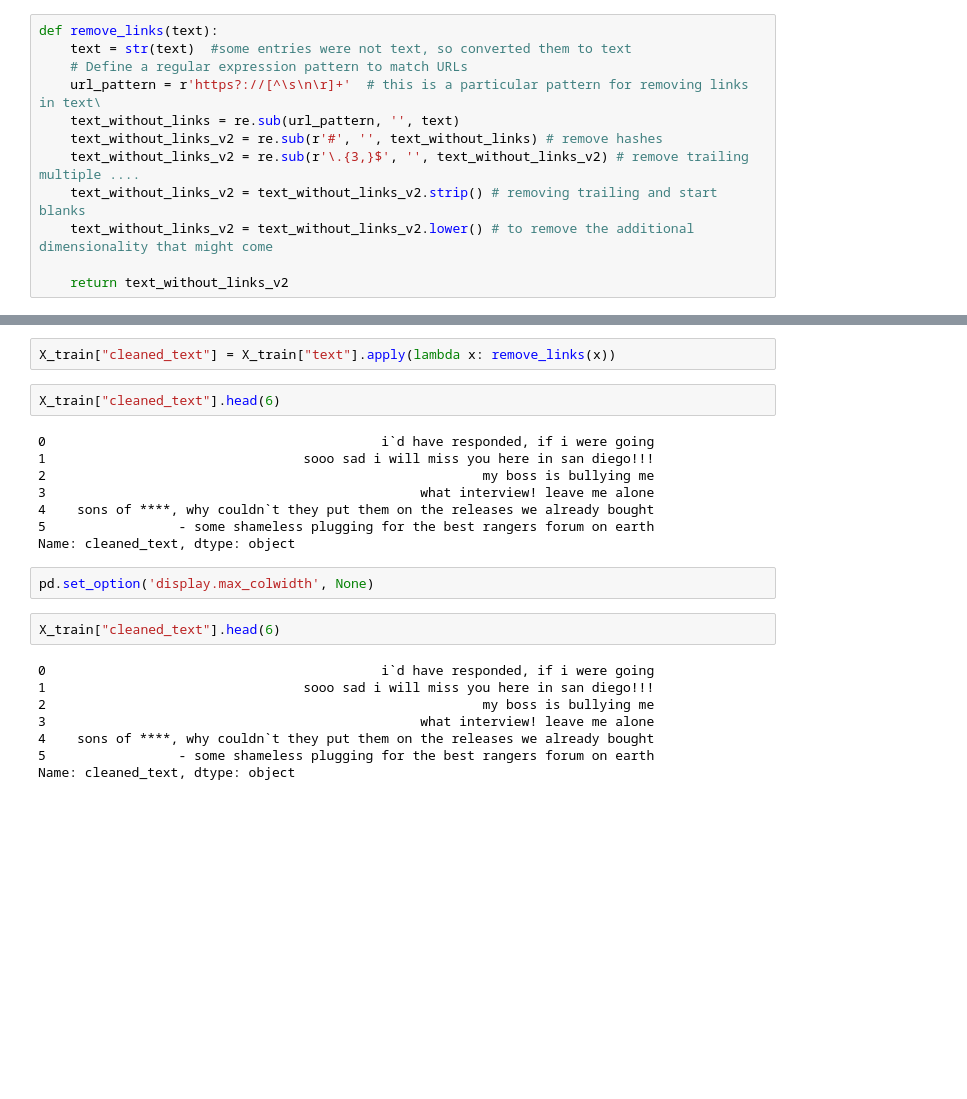
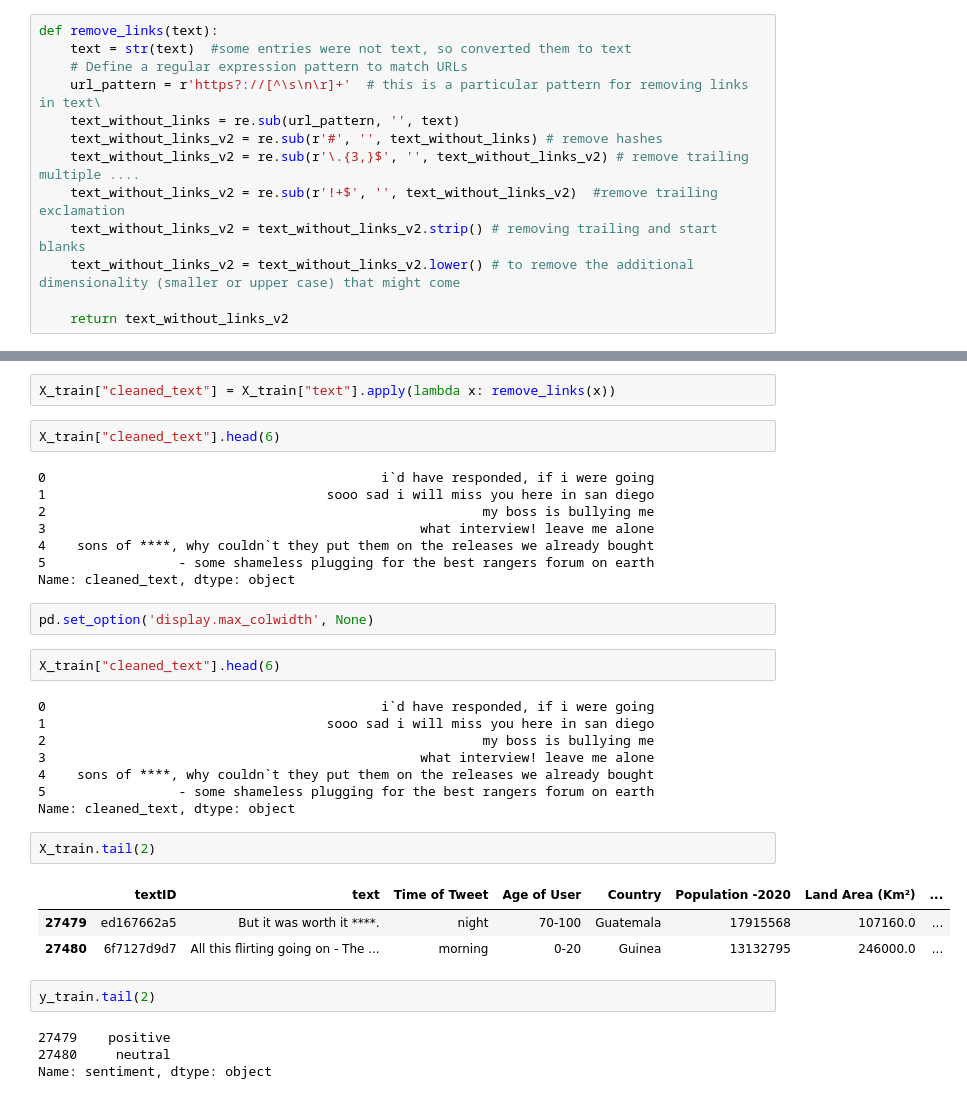
Before and after one commit to kushank-coder/Sentiment-Analysis-Project, a Jupyter notebook: Sentiment Analysis.ipynb, the cells around one changed output, grey strips where cells are left out. Saved outputs shown, nothing was run; the diff lists cells and outputs as text; blank space fills up the shorter version.

```diff
--- a/Sentiment Analysis.ipynb
+++ b/Sentiment Analysis.ipynb
@@ -149,8 +149,9 @@ def remove_links(text):
     text_without_links = re.sub(url_pattern, '', text)
     text_without_links_v2 = re.sub(r'#', '', text_without_links) # remove hashes
     text_without_links_v2 = re.sub(r'\.{3,}$', '', text_without_links_v2) # remove trailing multiple ....
+    text_without_links_v2 = re.sub(r'!+$', '', text_without_links_v2)  #remove trailing exclamation
     text_without_links_v2 = text_without_links_v2.strip() # removing trailing and start blanks
-    text_without_links_v2 = text_without_links_v2.lower() # to remove the additional dimensionality that might come
+    text_without_links_v2 = text_without_links_v2.lower() # to remove the additional dimensionality (smaller or upper case) that might come
 
     return text_without_links_v2
 # %%
@@ -161,7 +162,7 @@ X_train["cleaned_text"] = X_train["text"].apply(lambda x: remove_links(x))
 X_train["cleaned_text"].head(6)
 # %% [output]
 0                                           i`d have responded, if i were going
-1                                 sooo sad i will miss you here in san diego!!!
+1                                    sooo sad i will miss you here in san diego
 2                                                        my boss is bullying me
 3                                                what interview! leave me alone
 4    sons of ****, why couldn`t they put them on the releases we already bought
@@ -173,9 +174,21 @@ pd.set_option('display.max_colwidth', None)
 X_train["cleaned_text"].head(6)
 # %% [output]
 0                                           i`d have responded, if i were going
-1                                 sooo sad i will miss you here in san diego!!!
+1                                    sooo sad i will miss you here in san diego
 2                                                        my boss is bullying me
 3                                                what interview! leave me alone
 4    sons of ****, why couldn`t they put them on the releases we already bought
 5                 - some shameless plugging for the best rangers forum on earth
 Name: cleaned_text, dtype: object
+# %%
+X_train.tail(2)
+# %% [output]
+|  | textID | text | Time of Tweet | Age of User | Country | Population -2020 | Land Area (Km²) | ... |
+| 27479 | ed167662a5 | But it was worth it ****. | night | 70-100 | Guatemala | 17915568 | 107160.0 | ... |
+| 27480 | 6f7127d9d7 | All this flirting going on - The ... | morning | 0-20 | Guinea | 13132795 | 246000.0 | ... |
+# %%
+y_train.tail(2)
+# %% [output]
+27479    positive
+27480     neutral
+Name: sentiment, dtype: object
```
